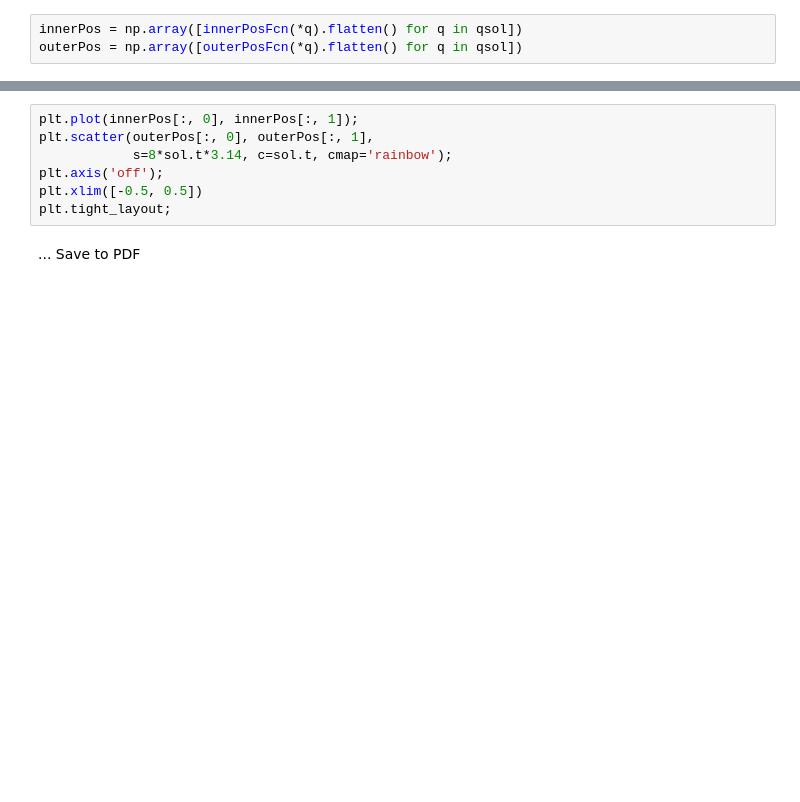
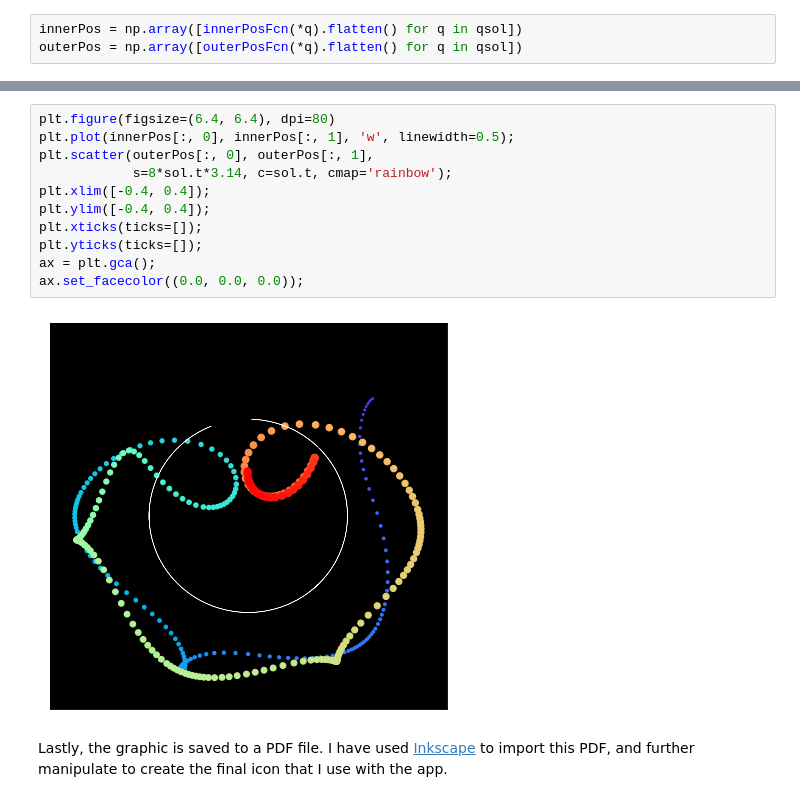
Before and after one commit to radcli14/twolinks, a Jupyter notebook: assets/notebooks/doublePendulum.ipynb, the cells around one changed output, grey strips where cells are left out. Cells and saved outputs as stored; diff of their text form; blank space fills up the shorter version.

```diff
--- a/assets/notebooks/doublePendulum.ipynb
+++ b/assets/notebooks/doublePendulum.ipynb
@@ -369,10 +427,17 @@ outerPos = np.array([outerPosFcn(*q).flatten() for q in qsol])
 # %%
-plt.plot(innerPos[:, 0], innerPos[:, 1]);
+plt.figure(figsize=(6.4, 6.4), dpi=80)
+plt.plot(innerPos[:, 0], innerPos[:, 1], 'w', linewidth=0.5);
 plt.scatter(outerPos[:, 0], outerPos[:, 1],
             s=8*sol.t*3.14, c=sol.t, cmap='rainbow');
-plt.axis('off');
-plt.xlim([-0.5, 0.5])
-plt.tight_layout;
+plt.xlim([-0.4, 0.4]);
+plt.ylim([-0.4, 0.4]);
+plt.xticks(ticks=[]);
+plt.yticks(ticks=[]);
+ax = plt.gca();
+ax.set_facecolor((0.0, 0.0, 0.0));
+# %% [output]
+[figure, added]
-# %% [markdown]
-... Save to PDF
+# %% [markdown]
+Lastly, the graphic is saved to a PDF file.
+I have used [Inkscape](https://inkscape.org/) to import this PDF, and further manipulate to create the final icon that I use with the app.
 # %%
```
Also changed, not shown: parts of 35 cells of this notebook.
